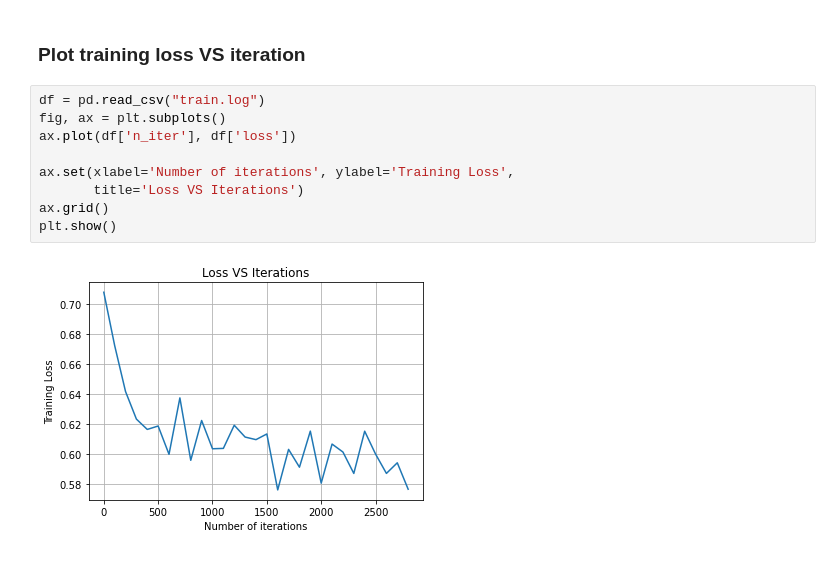
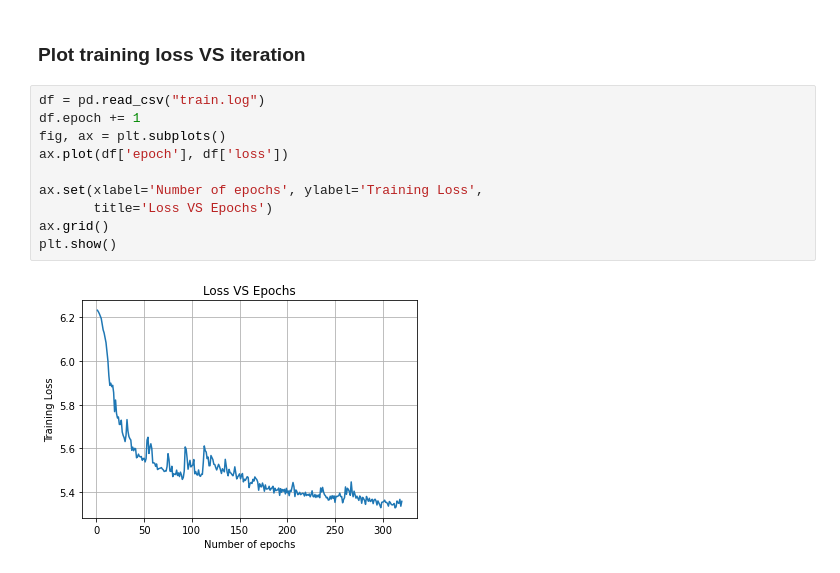
Before and after one commit to CS4248-Team08/concept-net-proj, a Jupyter notebook: code/science/train_test_model.ipynb, the cells around one changed output. Cells and saved outputs as stored; diff of their text form.

Commit message:
Modify loss plot

```diff
--- a/code/science/train_test_model.ipynb
+++ b/code/science/train_test_model.ipynb
@@ -96,12 +95,13 @@ Test accuracy: 0.6762911752745018, recall: 0.676539360872954, precision: 0.69495
 ### Plot training loss VS iteration
 # %%
 df = pd.read_csv("train.log")
+df.epoch += 1
 fig, ax = plt.subplots()
-ax.plot(df['n_iter'], df['loss'])
+ax.plot(df['epoch'], df['loss'])
 
-ax.set(xlabel='Number of iterations', ylabel='Training Loss',
-       title='Loss VS Iterations')
+ax.set(xlabel='Number of epochs', ylabel='Training Loss',
+       title='Loss VS Epochs')
 ax.grid()
 plt.show()
 # %% [output]
-[figure, old version]
+[figure, new version]
```
Also changed, not shown: parts of 3 cells of this notebook, 1 other file.
